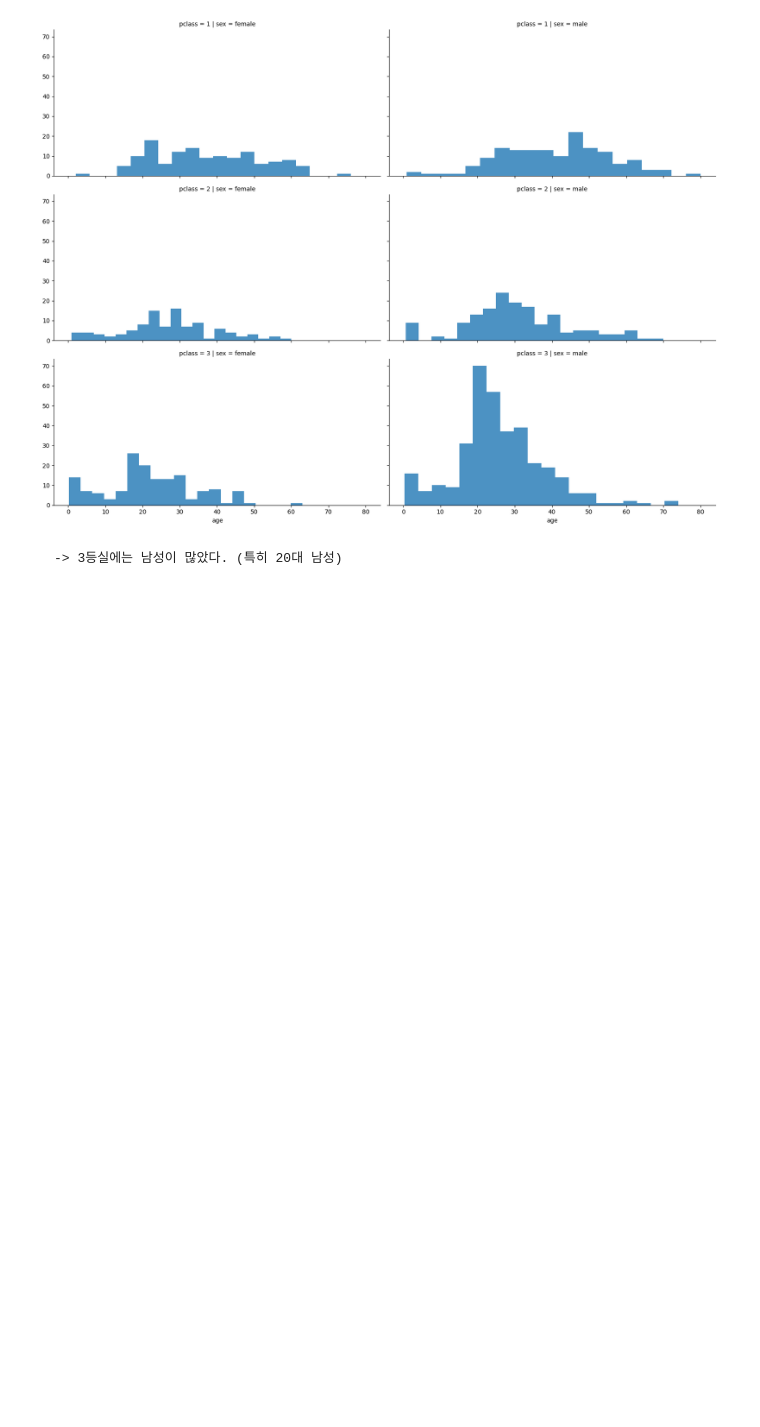
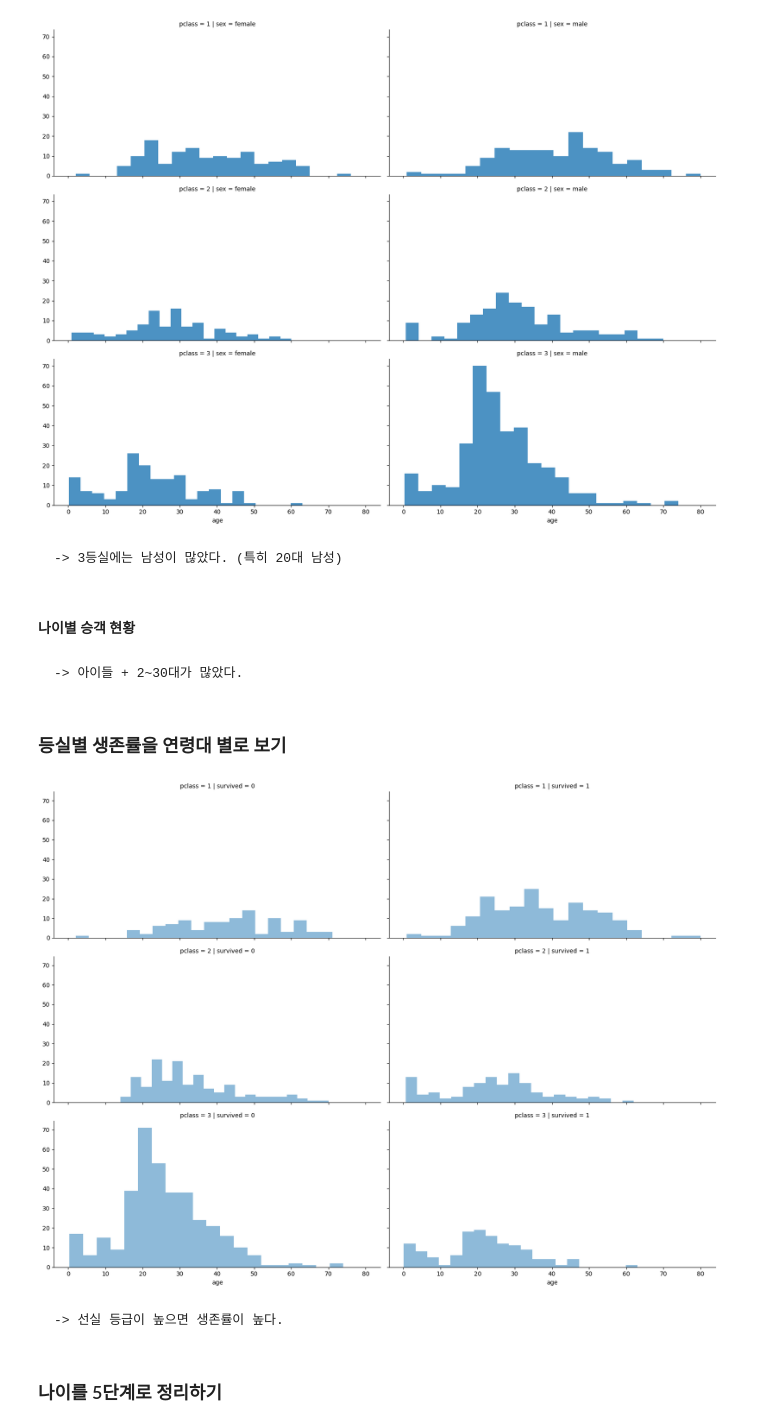
Before and after one commit to offpython/MachineLearning, a Jupyter notebook: ws_titanic/titanic.ipynb, the cells around one changed output. Saved outputs shown, nothing was run; the diff lists cells and outputs as text; code cells hidden in the pictures; blank space fills up the shorter version.

Commit message:
titanic_EDA

````diff
--- a/ws_titanic/titanic.ipynb
+++ b/ws_titanic/titanic.ipynb
@@ -90,3 +90,5 @@ grid.add_legend();
 ```
 -> 3등실에는 남성이 많았다. (특히 20대 남성)
 ```
+# %% [markdown]
+#### 나이별 승객 현황
@@ -92,0 +100,18 @@ grid.add_legend();
+# %% [markdown]
+```
+-> 아이들 + 2~30대가 많았다.
+```
+# %% [markdown]
+### 등실별 생존률을 연령대 별로 보기
+# %%
+grid = sns.FacetGrid(titanic, row='pclass', col='survived', height=4, aspect=2)
+grid.map(plt.hist, 'age', alpha=0.5, bins=20)
+grid.add_legend();
+# %% [output]
+[figure, added]
+# %% [markdown]
+```
+-> 선실 등급이 높으면 생존률이 높다.
+```
+# %% [markdown]
+### 나이를 5단계로 정리하기
````
Also changed, not shown: parts of 6 cells of this notebook.
